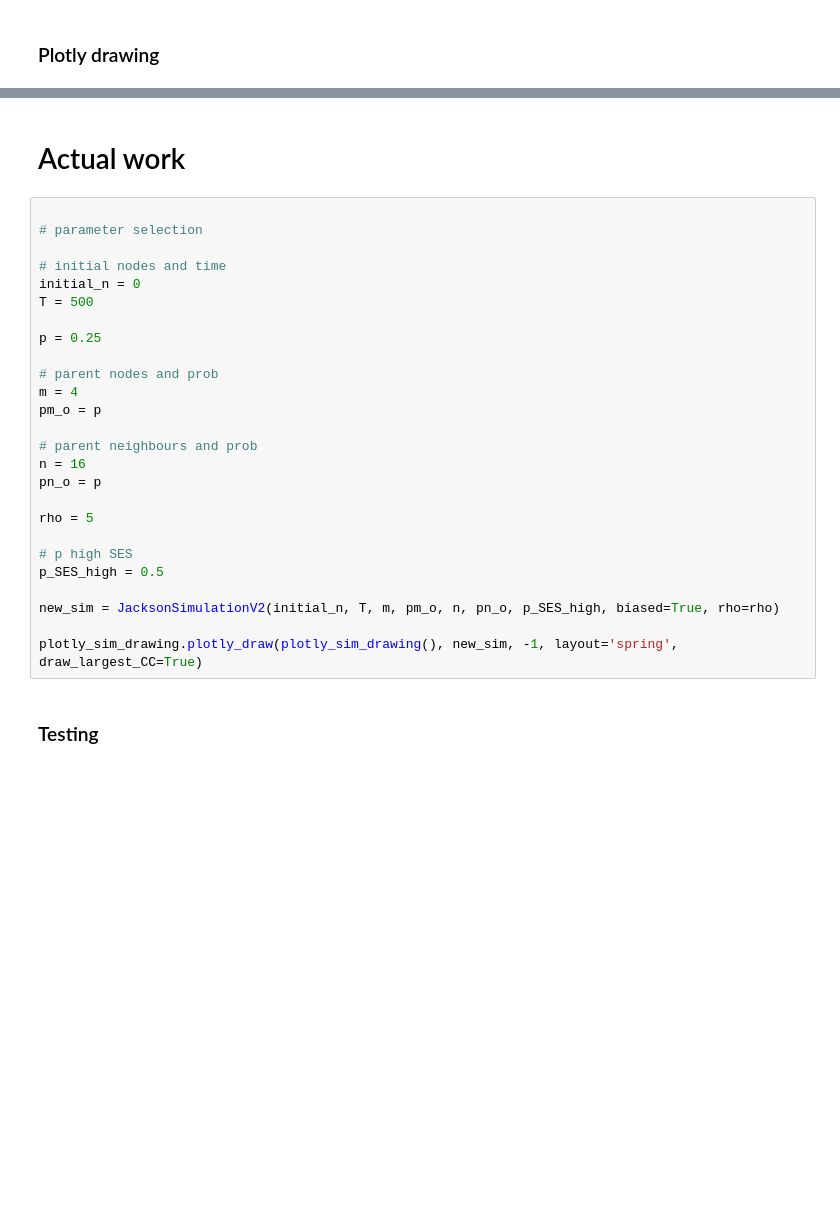
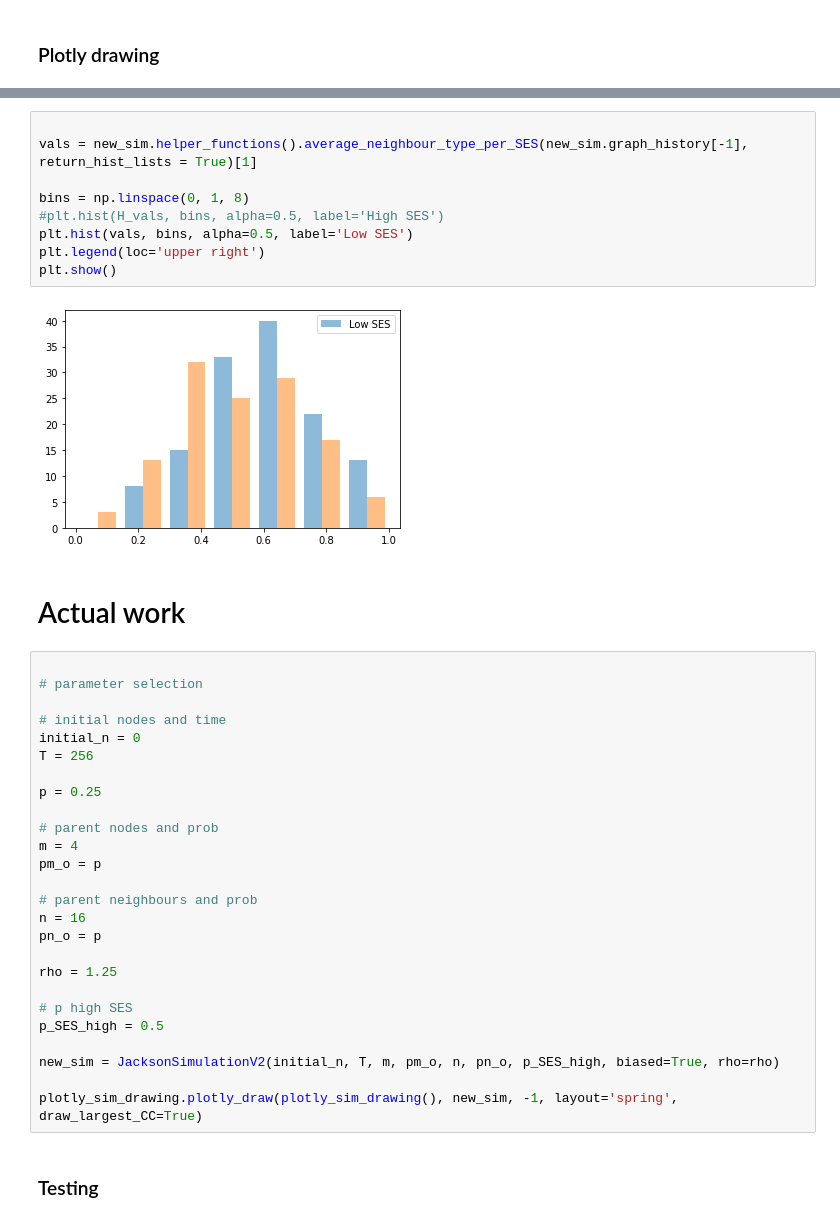
Before and after one commit to RassssD/Diss-model, a Jupyter notebook: Diss_model.ipynb, the cells around one changed output, grey strips where cells are left out. Saved outputs shown, nothing was run; the diff lists cells and outputs as text; blank space fills up the shorter version.

```diff
--- a/Diss_model.ipynb
+++ b/Diss_model.ipynb
@@ -587,6 +615,17 @@ class plotly_sim_drawing(object):
 
 
 plotly_sim_drawing.plotly_draw(plotly_sim_drawing(), new_sim, -1, layout='spring', draw_largest_CC=True)
+# %%
+
+vals = new_sim.helper_functions().average_neighbour_type_per_SES(new_sim.graph_history[-1], return_hist_lists = True)[1]
+
+bins = np.linspace(0, 1, 8)
+#plt.hist(H_vals, bins, alpha=0.5, label='High SES')
+plt.hist(vals, bins, alpha=0.5, label='Low SES')
+plt.legend(loc='upper right')
+plt.show()
+# %% [output]
+[figure, added]
 # %% [markdown]
 # Actual work
 # %%
@@ -595,7 +634,7 @@ plotly_sim_drawing.plotly_draw(plotly_sim_drawing(), new_sim, -1, layout='spring
 
 # initial nodes and time
 initial_n = 0
-T = 500
+T = 256
 
 p = 0.25
 
@@ -607,7 +646,7 @@ pm_o = p
 n = 16
 pn_o = p
 
-rho = 5
+rho = 1.25
 
 # p high SES
 p_SES_high = 0.5
```
Also changed, not shown: parts of 3 cells of this notebook, 1 other file.
